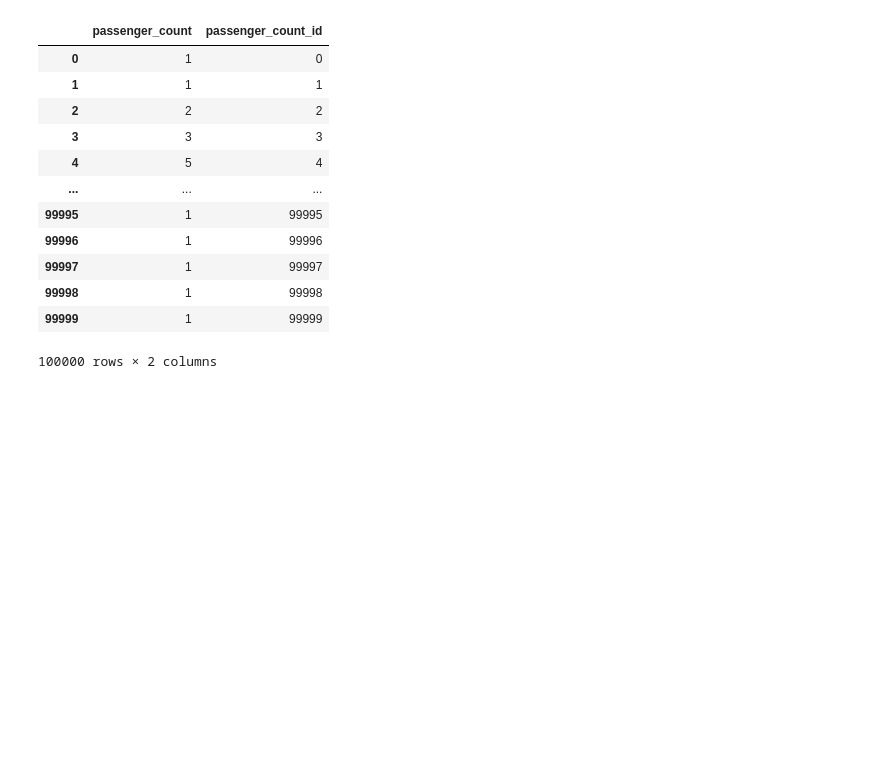
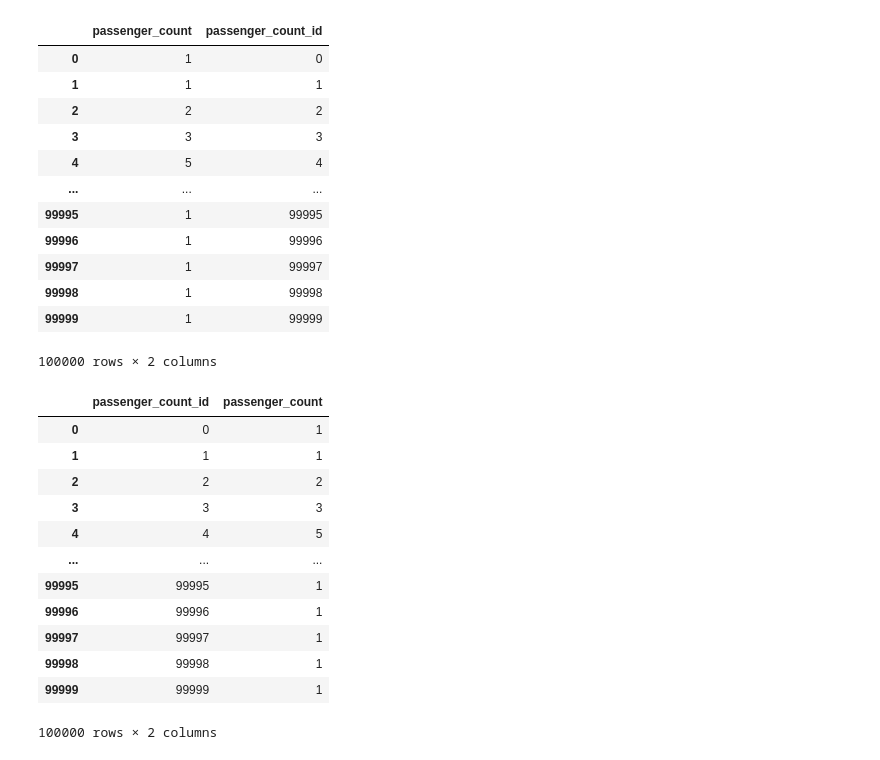
Before and after one commit to Omkar078/Uber-Data-Analysis, a Jupyter notebook: uber_data_analysis.ipynb, the cells around one changed output. Cells and saved outputs as stored; diff of their text form; code cells hidden in the pictures; blank space fills up the shorter version.

```diff
--- a/uber_data_analysis.ipynb
+++ b/uber_data_analysis.ipynb
@@ -260,5 +260,20 @@ passcount_dim
 | 99998 | 1 | 99998 |
 | 99999 | 1 | 99999 |
 100000 rows × 2 columns
-# %%
-passcount_dim =
+# %%
+passcount_dim = passcount_dim[['passenger_count_id', 'passenger_count']]
+passcount_dim
+# %% [output]
+|  | passenger_count_id | passenger_count |
+| 0 | 0 | 1 |
+| 1 | 1 | 1 |
+| 2 | 2 | 2 |
+| 3 | 3 | 3 |
+| 4 | 4 | 5 |
+| ... | ... | ... |
+| 99995 | 99995 | 1 |
+| 99996 | 99996 | 1 |
+| 99997 | 99997 | 1 |
+| 99998 | 99998 | 1 |
+| 99999 | 99999 | 1 |
+100000 rows × 2 columns
```
